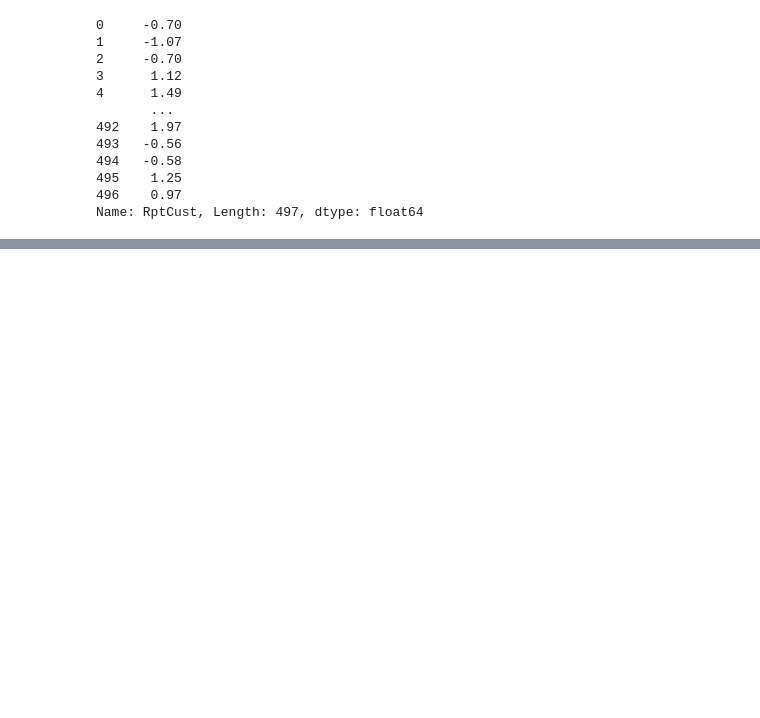
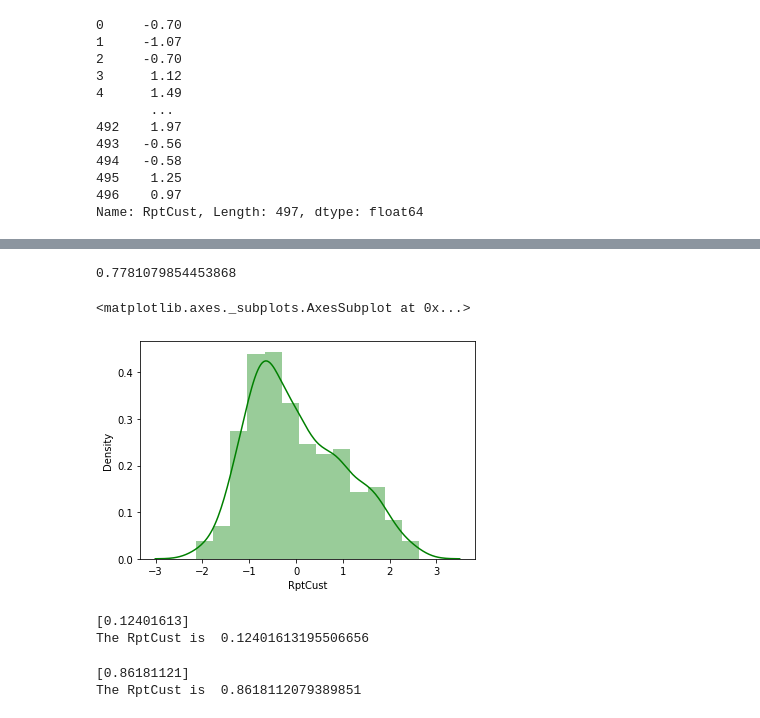
Before and after one commit to jkongkong/OutlookAmusements, a Jupyter notebook: ML_Linear_Regression_Repeat_Customers.ipynb, the cells around one changed output, grey strips where cells are left out. Cells and saved outputs as stored; diff of their text form; code cells hidden in the pictures; blank space fills up the shorter version.

```diff
--- a/ML_Linear_Regression_Repeat_Customers.ipynb
+++ b/ML_Linear_Regression_Repeat_Customers.ipynb
@@ -53,0 +102,41 @@ Name: RptCust, Length: 497, dtype: float64
+# %%
+r2_score(Y_test, Y_pred)
+# %% [output]
+0.7781079854453868
+# %%
+sns.distplot(RC['RptCust'],color='green')
+# %% [output]
+<matplotlib.axes._subplots.AxesSubplot at 0x...>
+[figure, added]
+# %%
+input_data = (0.8, 1.09, -0.14, -1.09, 1.64)
+
+# changing input_data to a numpy array
+input_data_as_numpy_array = np.asarray(input_data)
+
+# reshape the array
+input_data_reshaped = input_data_as_numpy_array.reshape(1,-1)
+
+prediction = regressor.predict(input_data_reshaped)
+print(prediction)
+
+print('The RptCust is ', prediction[0])
+# %% [output]
+[0.12401613]
+The RptCust is  0.12401613195506656
+# %%
+input_data = (0.1, 0.71, 0.2, 1.3, -0.51)
+
+# changing input_data to a numpy array
+input_data_as_numpy_array = np.asarray(input_data)
+
+# reshape the array
+input_data_reshaped = input_data_as_numpy_array.reshape(1,-1)
+
+prediction = regressor.predict(input_data_reshaped)
+print(prediction)
+
+print('The RptCust is ', prediction[0])
+# %% [output]
+[0.86181121]
+The RptCust is  0.8618112079389851
```
Also changed, not shown: parts of 7 cells of this notebook.
